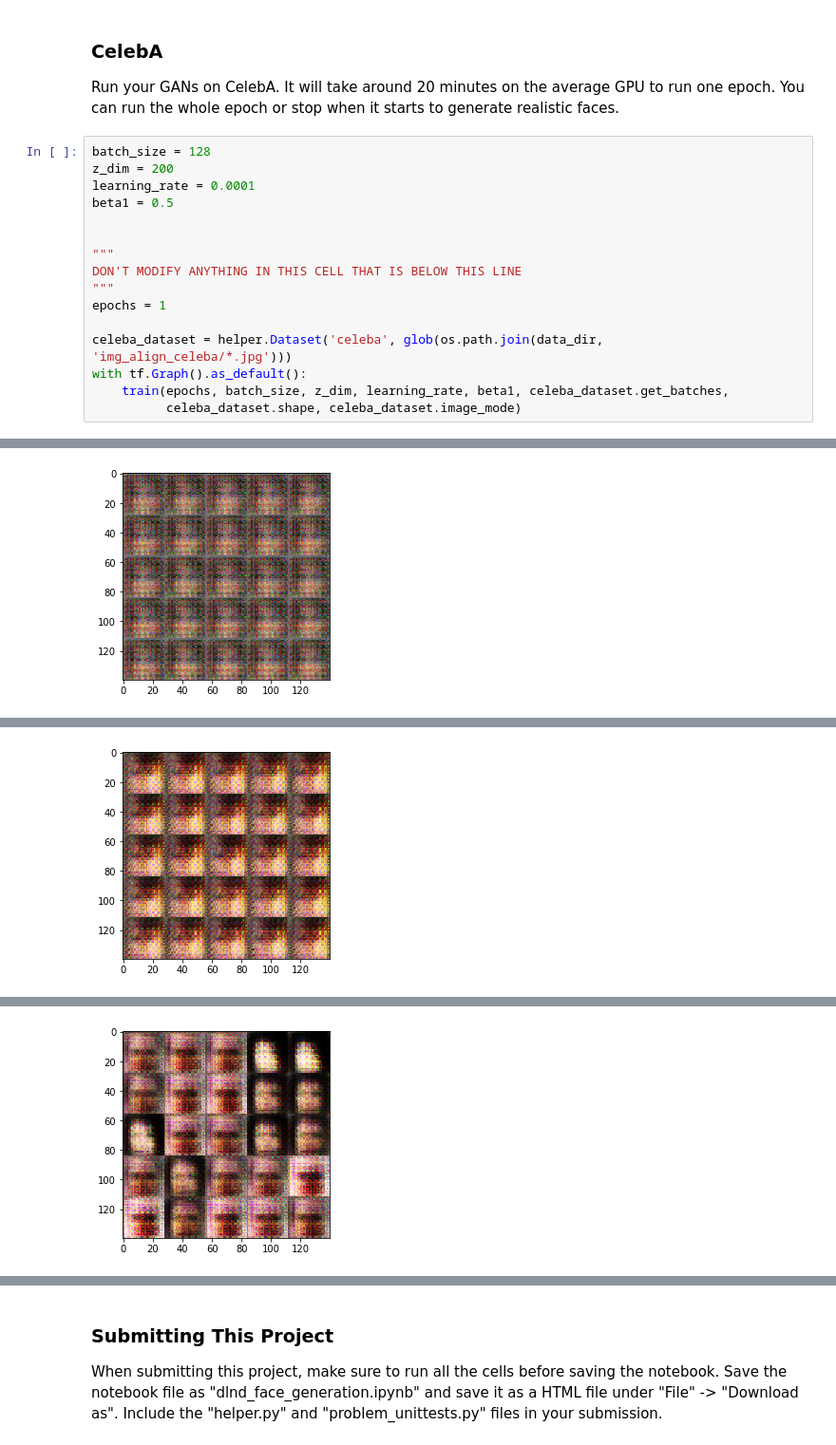
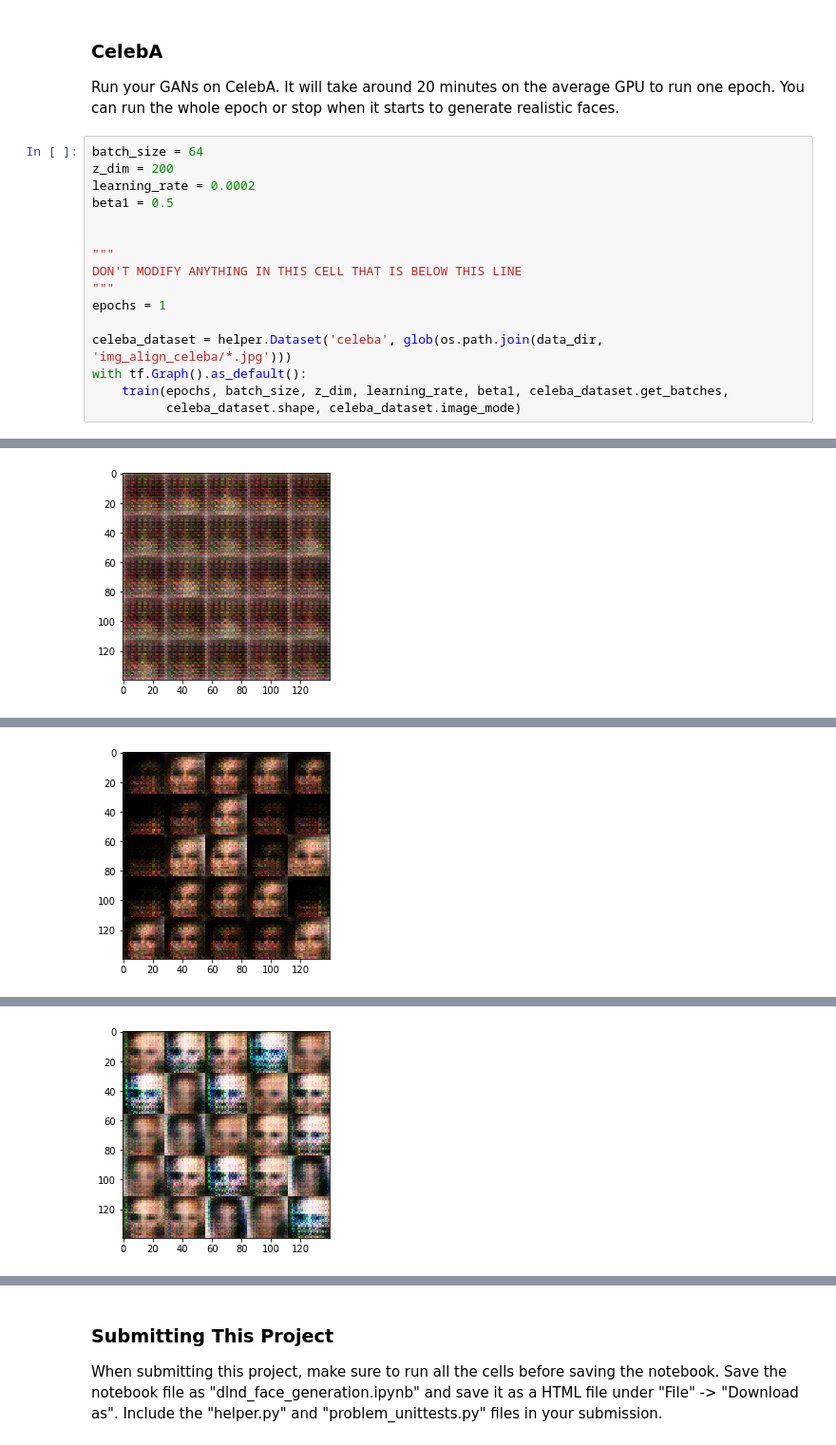
Before and after one commit to RodrigoVillatoro/deep_learning_udacity, a Jupyter notebook: face_generation/dlnd_face_generation.ipynb, the cells around one changed output, grey strips where cells are left out. Shown at 95% size. Drawn from its saved outputs; the diff is of its cells as text.

```diff
--- a/face_generation/dlnd_face_generation.ipynb
+++ b/face_generation/dlnd_face_generation.ipynb
@@ -497,9 +498,9 @@ Epoch 1/2... Discriminator Loss: 0.5574... Generator Loss: 1.2380
 ### CelebA
 Run your GANs on CelebA.  It will take around 20 minutes on the average GPU to run one epoch.  You can run the whole epoch or stop when it starts to generate realistic faces.
 # %%
-batch_size = 128
+batch_size = 64
 z_dim = 200
-learning_rate = 0.0001
+learning_rate = 0.0002
 beta1 = 0.5
 
 
@@ -526 +527 @@ Epoch 1/1... Discriminator Loss: 0.3170... Generator Loss: 4.7535
-[figure, old version]
+[figure, new version]
@@ -537 +538 @@ Epoch 1/1... Discriminator Loss: 0.2574... Generator Loss: 2.3145
-[figure, old version]
+[figure, new version]
@@ -548 +549 @@ Epoch 1/1... Discriminator Loss: 0.6277... Generator Loss: 2.9262
-[figure, old version]
+[figure, new version]
```
Also changed, not shown: parts of 3 cells of this notebook.
